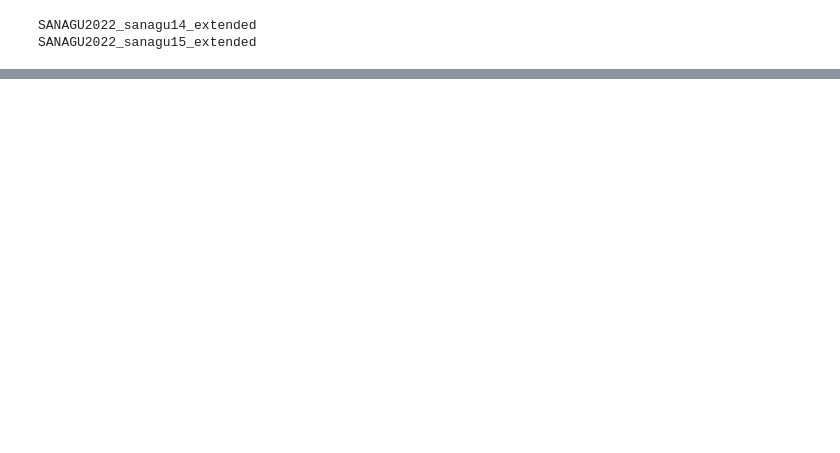
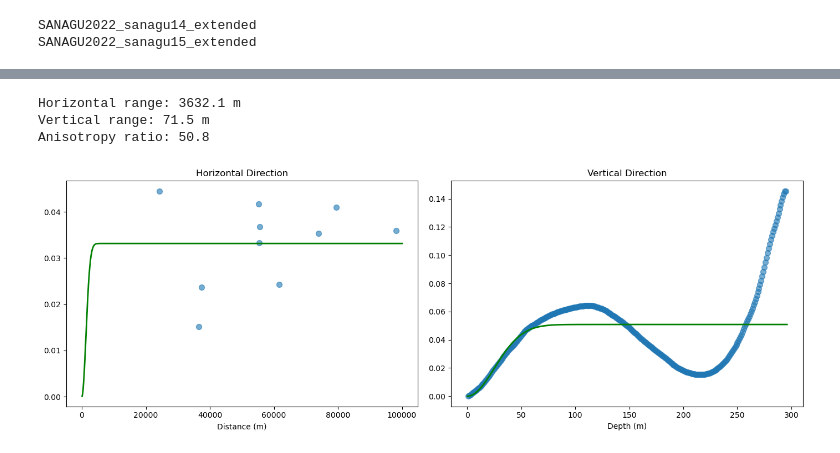
Before and after one commit to nilodna/smax_pathways, a Jupyter notebook: scripts/00_manuscript_cruise_transects.ipynb, the cells around one changed output, grey strips where cells are left out. Drawn from its saved outputs; the diff is of its cells as text; code cells hidden in the pictures; blank space fills up the shorter version.

```diff
--- a/scripts/00_manuscript_cruise_transects.ipynb
+++ b/scripts/00_manuscript_cruise_transects.ipynb
@@ -993,0 +312,3 @@ plt.savefig('../figures/manuscript/00_manuscript_cruise_transects.png', bbox_inc
+# %%
+_, _, _, _, df2 = get_trend_correction_oa(df1,'sa', corrlenx=xcorr, corrleny=ycorr, err_thresh=0.01)
+df2
@@ -993,0 +330,74 @@ plt.savefig('../figures/manuscript/00_manuscript_cruise_transects.png', bbox_inc
+# %%
+from skgstat import DirectionalVariogram
+
+aux = dict_with_sections['SANAGU2022_sanagu14_extended_G']['sal']
+aux1 = df2['sa_detrend']
+
+
+
+coords = np.array((df2['dist'], df2['dist'].index))
+values = aux1
+
+# Add small noise to coordinates for DirectionalVariogram to work
+coords_noisy = coords.T.copy()
+# coords_noisy[:, 0] += np.random.normal(0, 1000, len(coords_noisy))  # Small noise relative to scale
+# coords_noisy[:, 1] += np.random.normal(0.01, 0.02, len(coords_noisy))
+
+# Horizontal variogram (0°)
+h_vario = DirectionalVariogram(
+    coords_noisy, values,
+    azimuth=0,
+    tolerance=40,
+    bandwidth=200000,  # Narrow bandwidth to exclude vertical pairs
+    n_lags=1000,
+    maxlag=100000,
+    model='gaussian'
+)
+
+# Vertical variogram (90°)
+v_vario = DirectionalVariogram(
+    coords_noisy, values,
+    azimuth=90,
+    tolerance=40,
+    bandwidth=10,  # Narrow bandwidth to exclude horizontal pairs
+    n_lags=10000,
+    model='gaussian'
+)
+
+# Plot both
+fig, (ax1, ax2) = plt.subplots(1, 2, figsize=(14, 5))
+
+ax1.scatter(h_vario.bins, h_vario.experimental, s=50, alpha=0.6)
+ax1.plot(h_vario.bins, h_vario.fitted_model(h_vario.bins), 'g-', linewidth=2)
+# Horizontal
+# h_vario.plot(axes=ax1)
+ax1.set_title('Horizontal Direction')
+ax1.set_xlabel('Distance (m)')
+
+# Vertical
+
+
+ax2.scatter(v_vario.bins, v_vario.experimental, s=50, alpha=0.6)
+ax2.plot(v_vario.bins, v_vario.fitted_model(v_vario.bins), 'g-', linewidth=2)
+# Horizontal
+# h_vario.plot(axes=ax1)
+ax2.set_title('Horizontal Direction')
+ax2.set_xlabel('Distance (m)')
+
+ax2.set_title('Vertical Direction')
+ax2.set_xlabel('Depth (m)')
+
+# Calculate anisotropy
+h_range = h_vario.describe()['effective_range']
+v_range = v_vario.describe()['effective_range']
+print(f"Horizontal range: {h_range:.1f} m")
+print(f"Vertical range: {v_range:.1f} m")
+print(f"Anisotropy ratio: {h_range/v_range:.1f}")
+
+plt.tight_layout()
+plt.show()
+# %% [output]
+Horizontal range: 3632.1 m
+Vertical range: 71.5 m
+Anisotropy ratio: 50.8
+[figure, added]
```
Also changed, not shown: parts of 20 cells of this notebook, 1 other file.
